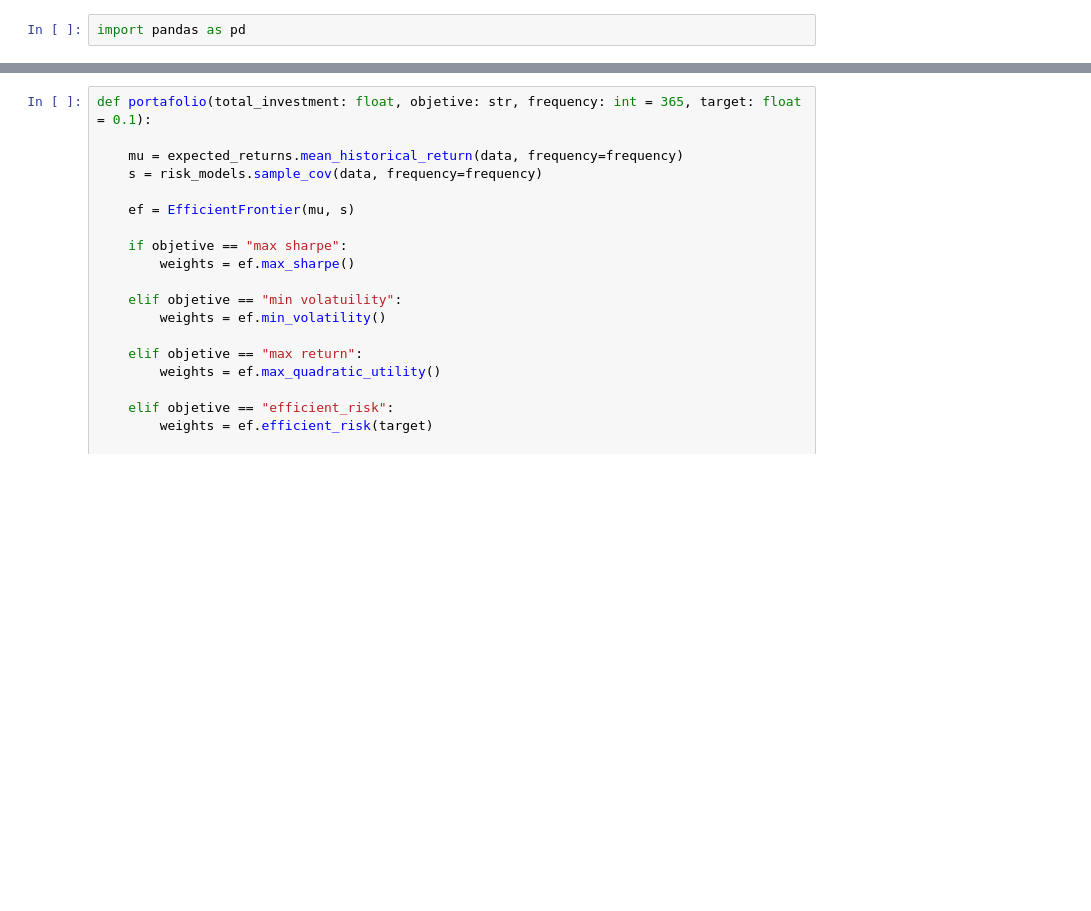
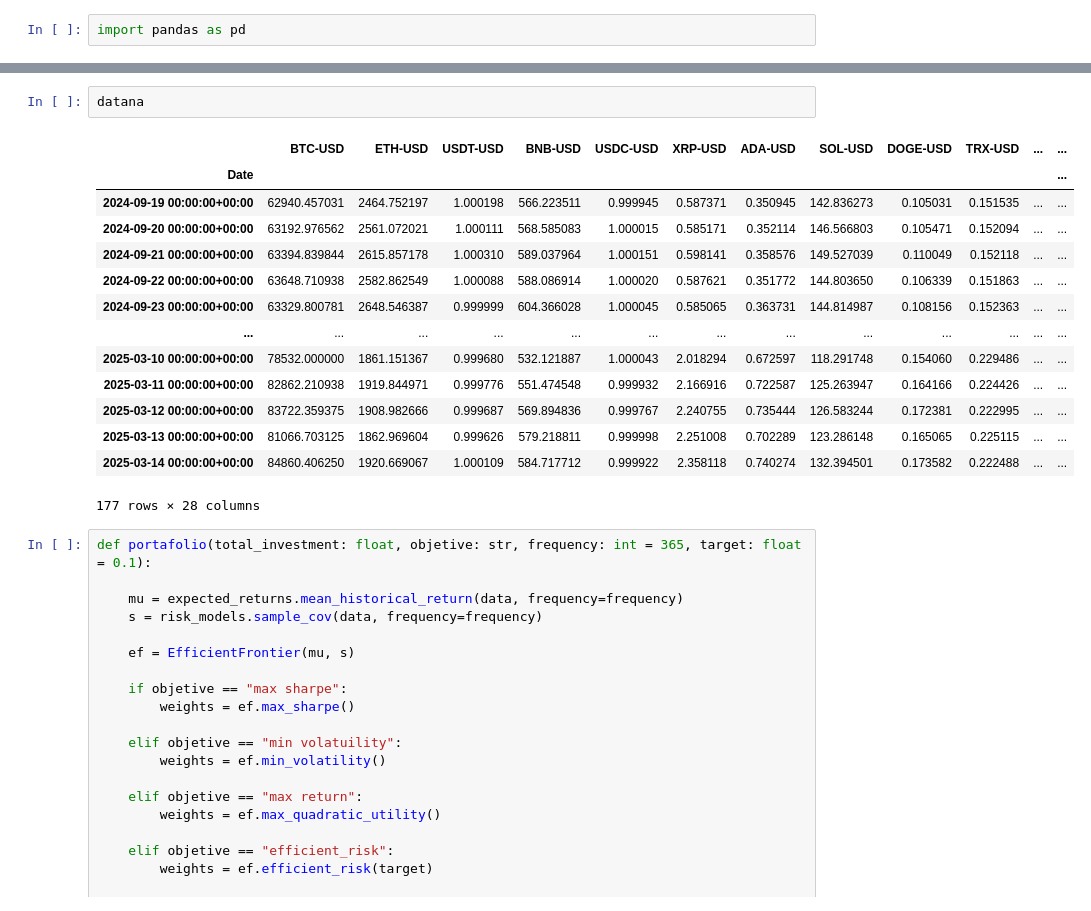
Before and after one commit to heritaco/Crypto, a Jupyter notebook: 03-Efficient-Frontier/Efficient Frontier.ipynb, the cells around one changed output, grey strips where cells are left out. Drawn from its saved outputs; the diff is of its cells as text; blank space fills up the shorter version.

```diff
--- a/03-Efficient-Frontier/Efficient Frontier.ipynb
+++ b/03-Efficient-Frontier/Efficient Frontier.ipynb
@@ -9,3 +37,20 @@ data = pd.read_csv("C:\\Heri\\GitHub\\Crypto\\02-Coingecko\\data-crypto.csv", in
+# %%
+datana
+# %% [output]
+|  | BTC-USD | ETH-USD | USDT-USD | BNB-USD | USDC-USD | XRP-USD | ADA-USD | SOL-USD | DOGE-USD | TRX-USD | ... | ... |
+| Date |  |  |  |  |  |  |  |  |  |  |  | ... |
+| 2024-09-19 00:00:00+00:00 | 62940.457031 | 2464.752197 | 1.000198 | 566.223511 | 0.999945 | 0.587371 | 0.350945 | 142.836273 | 0.105031 | 0.151535 | ... | ... |
+| 2024-09-20 00:00:00+00:00 | 63192.976562 | 2561.072021 | 1.000111 | 568.585083 | 1.000015 | 0.585171 | 0.352114 | 146.566803 | 0.105471 | 0.152094 | ... | ... |
+| 2024-09-21 00:00:00+00:00 | 63394.839844 | 2615.857178 | 1.000310 | 589.037964 | 1.000151 | 0.598141 | 0.358576 | 149.527039 | 0.110049 | 0.152118 | ... | ... |
+| 2024-09-22 00:00:00+00:00 | 63648.710938 | 2582.862549 | 1.000088 | 588.086914 | 1.000020 | 0.587621 | 0.351772 | 144.803650 | 0.106339 | 0.151863 | ... | ... |
+| 2024-09-23 00:00:00+00:00 | 63329.800781 | 2648.546387 | 0.999999 | 604.366028 | 1.000045 | 0.585065 | 0.363731 | 144.814987 | 0.108156 | 0.152363 | ... | ... |
+| ... | ... | ... | ... | ... | ... | ... | ... | ... | ... | ... | ... | ... |
+| 2025-03-10 00:00:00+00:00 | 78532.000000 | 1861.151367 | 0.999680 | 532.121887 | 1.000043 | 2.018294 | 0.672597 | 118.291748 | 0.154060 | 0.229486 | ... | ... |
+| 2025-03-11 00:00:00+00:00 | 82862.210938 | 1919.844971 | 0.999776 | 551.474548 | 0.999932 | 2.166916 | 0.722587 | 125.263947 | 0.164166 | 0.224426 | ... | ... |
+| 2025-03-12 00:00:00+00:00 | 83722.359375 | 1908.982666 | 0.999687 | 569.894836 | 0.999767 | 2.240755 | 0.735444 | 126.583244 | 0.172381 | 0.222995 | ... | ... |
+| 2025-03-13 00:00:00+00:00 | 81066.703125 | 1862.969604 | 0.999626 | 579.218811 | 0.999998 | 2.251008 | 0.702289 | 123.286148 | 0.165065 | 0.225115 | ... | ... |
+| 2025-03-14 00:00:00+00:00 | 84860.406250 | 1920.669067 | 1.000109 | 584.717712 | 0.999922 | 2.358118 | 0.740274 | 132.394501 | 0.173582 | 0.222488 | ... | ... |
+177 rows × 28 columns
 # %%
 def portafolio(total_investment: float, objetive: str, frequency: int = 365, target: float = 0.1):
 
```
Also changed, not shown: parts of 8 cells of this notebook, 8 other files.
